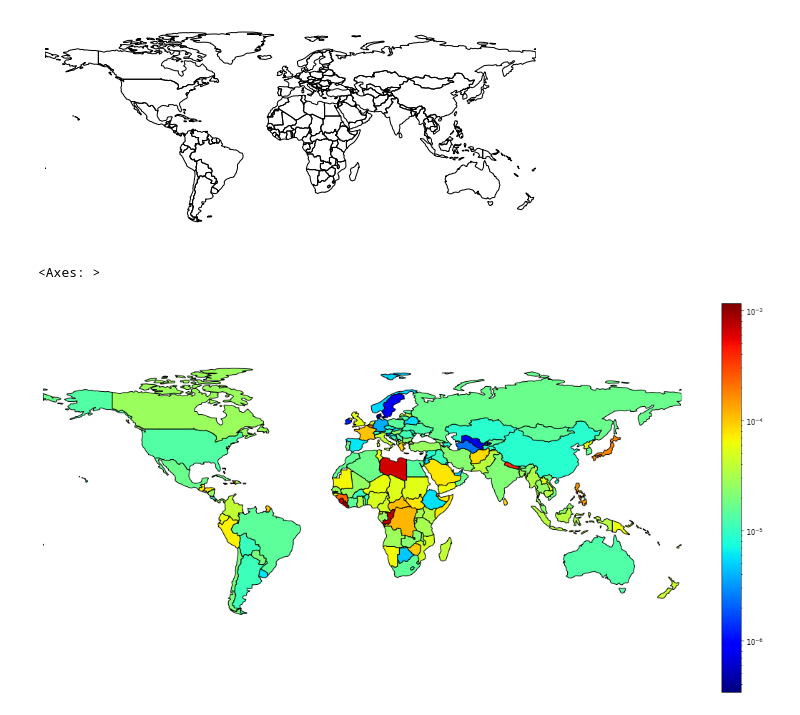
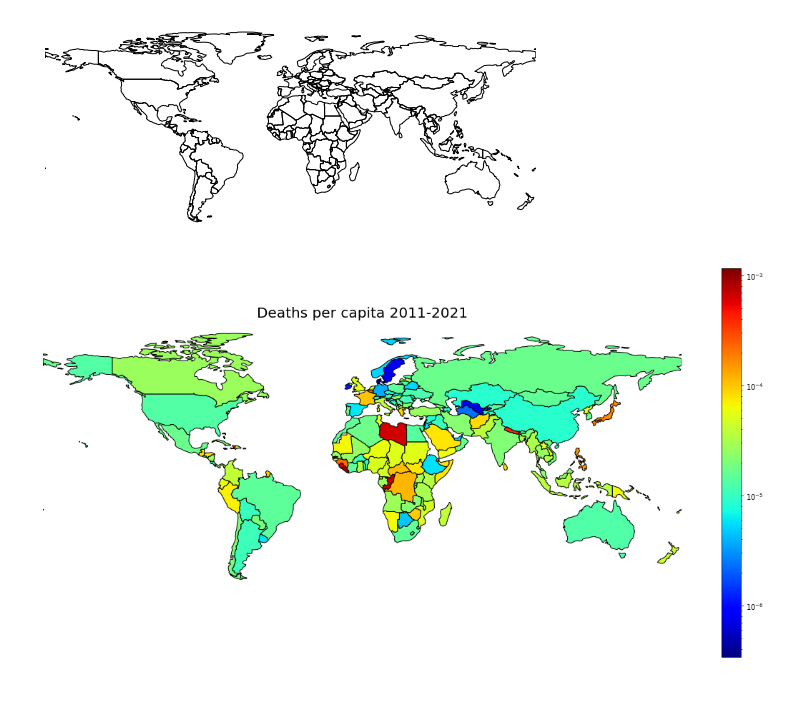
Before and after one commit to rudyarthur/world_risk_poll, a Jupyter notebook: EMDAT_stats.ipynb, the cells around one changed output. Saved outputs shown, nothing was run; the diff lists cells and outputs as text; code cells hidden in the pictures.

```diff
--- a/EMDAT_stats.ipynb
+++ b/EMDAT_stats.ipynb
@@ -47,9 +48,10 @@ import matplotlib.colors as colors
 # %%
 deaths = data[['ISO','Year','Total Deaths']].query("Year >= 2011 & Year <= 2021").drop(columns=['Year']).fillna(0).groupby("ISO").sum()
 fullData = geoData.merge(deaths, left_on=['admin'], right_on=['ISO'])
-fullData["Deaths/Pop"] = fullData["Total Deaths"]/fullData["2021_y"]
+fullData["Deaths/Pop"] = fullData["Total Deaths"]/fullData["2021"]
 fullData = fullData.loc[ fullData["Deaths/Pop"] > 0 ]
-gplt.choropleth(fullData, hue='Deaths/Pop', legend=True, figsize=(20,10), cmap="jet", norm=colors.LogNorm(vmin=fullData["Deaths/Pop"].min(), vmax=fullData["Deaths/Pop"].max()))
+fig, ax = plt.subplots(figsize=(20,10))
+gplt.choropleth(fullData, hue='Deaths/Pop', legend=True, ax=ax, cmap="jet", norm=colors.LogNorm(vmin=fullData["Deaths/Pop"].min(), vmax=fullData["Deaths/Pop"].max()))
+ax.set_title("Deaths per capita 2011-2021", fontsize=20);
 # %% [output]
-<Axes: >
-[figure, old version]
+[figure, new version]
```
Also changed, not shown: parts of 3 cells of this notebook, 2 other files.
